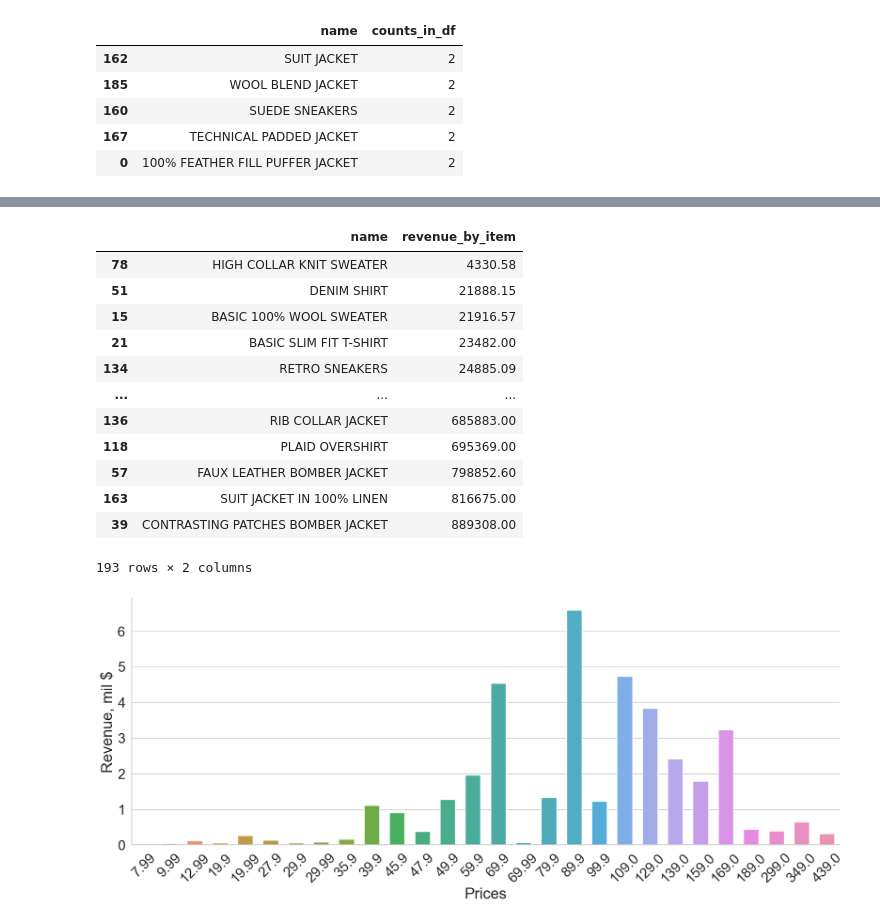
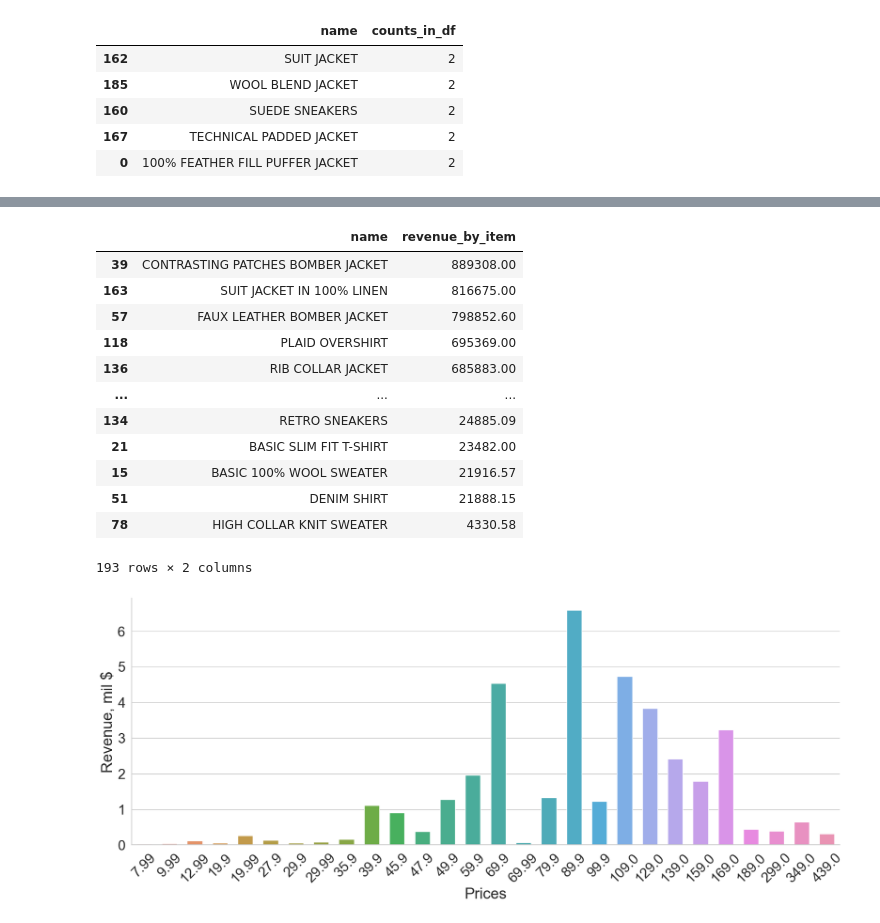
Before and after one commit to Kelebrimbor/Analytics, a Jupyter notebook: Zara_sales/Kaggle_Zara_sales.ipynb, the cells around one changed output, grey strips where cells are left out. Drawn from its saved outputs; the diff is of its cells as text; code cells hidden in the pictures.

```diff
--- a/Zara_sales/Kaggle_Zara_sales.ipynb
+++ b/Zara_sales/Kaggle_Zara_sales.ipynb
@@ -151,23 +151,23 @@ sales[sales.groupby('name')['name'].transform('size') > 1].sort_values('name').h
 # %%
 sales \
     .groupby('name', as_index=False) \
     .agg({'revenue_by_item':'sum'}) \
-    .sort_values('revenue_by_item')
+    .sort_values('revenue_by_item', ascending = False)
 
-# Считаем выручку по name продукта в списке продаж
+# Считаем выручку по name продукта в списке продаж, находим топ продаж
 # %% [output]
 |  | name | revenue_by_item |
+| 39 | CONTRASTING PATCHES BOMBER JACKET | 889308.00 |
+| 163 | SUIT JACKET IN 100% LINEN | 816675.00 |
+| 57 | FAUX LEATHER BOMBER JACKET | 798852.60 |
+| 118 | PLAID OVERSHIRT | 695369.00 |
+| 136 | RIB COLLAR JACKET | 685883.00 |
+| ... | ... | ... |
+| 134 | RETRO SNEAKERS | 24885.09 |
+| 21 | BASIC SLIM FIT T-SHIRT | 23482.00 |
+| 15 | BASIC 100% WOOL SWEATER | 21916.57 |
+| 51 | DENIM SHIRT | 21888.15 |
 | 78 | HIGH COLLAR KNIT SWEATER | 4330.58 |
-| 51 | DENIM SHIRT | 21888.15 |
-| 15 | BASIC 100% WOOL SWEATER | 21916.57 |
-| 21 | BASIC SLIM FIT T-SHIRT | 23482.00 |
-| 134 | RETRO SNEAKERS | 24885.09 |
-| ... | ... | ... |
-| 136 | RIB COLLAR JACKET | 685883.00 |
-| 118 | PLAID OVERSHIRT | 695369.00 |
-| 57 | FAUX LEATHER BOMBER JACKET | 798852.60 |
-| 163 | SUIT JACKET IN 100% LINEN | 816675.00 |
-| 39 | CONTRASTING PATCHES BOMBER JACKET | 889308.00 |
 193 rows × 2 columns
 # %%
 rev_by_price_df = sales \
```
Also changed, not shown: parts of 8 cells of this notebook.
